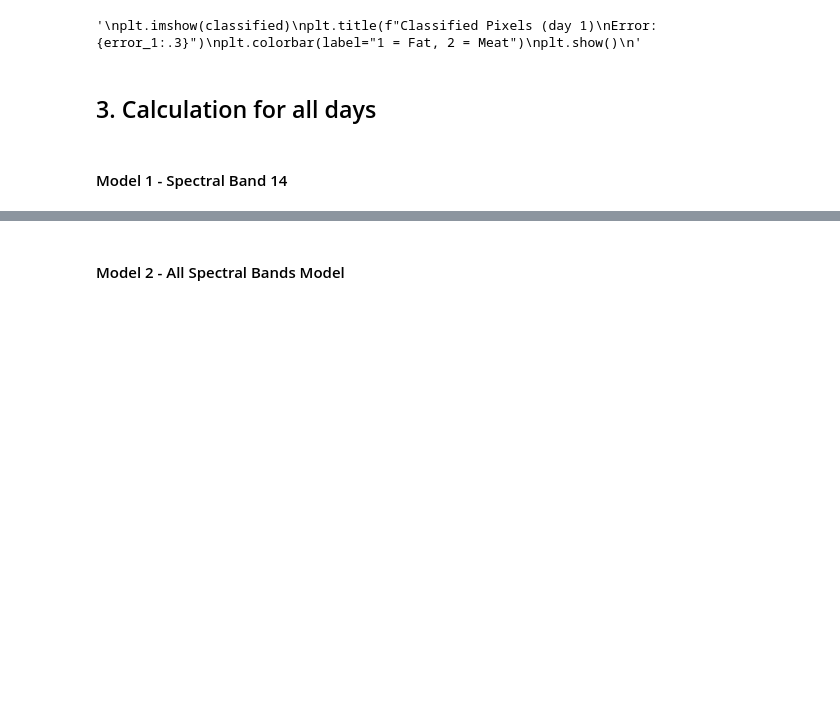
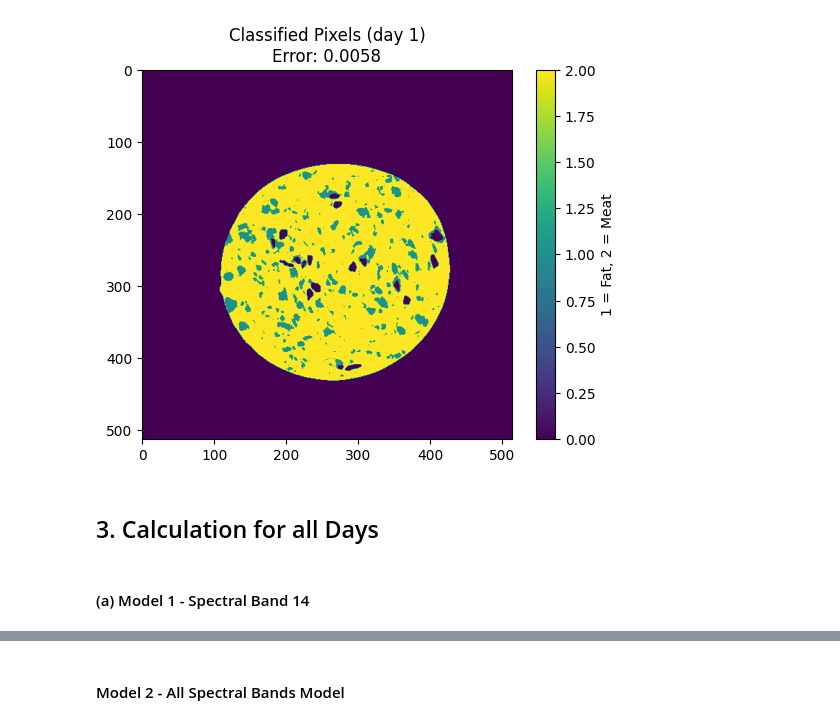
Before and after one commit to KeremOzemre/Salami, a Jupyter notebook: salami_exercise.ipynb, the cells around one changed output, grey strips where cells are left out. Saved outputs shown, nothing was run; the diff lists cells and outputs as text; code cells hidden in the pictures; blank space fills up the shorter version.

```diff
--- a/salami_exercise.ipynb
+++ b/salami_exercise.ipynb
@@ -125,16 +139,14 @@ Error: 0.0058
 # %%
-'''
 plt.imshow(classified)
 plt.title(f"Classified Pixels (day 1)\nError: {error_1:.3}")
 plt.colorbar(label="1 = Fat, 2 = Meat")
 plt.show()
-'''
 # %% [output]
-'\nplt.imshow(classified)\nplt.title(f"Classified Pixels (day 1)\nError: {error_1:.3}")\nplt.colorbar(label="1 = Fat, 2 = Meat")\nplt.show()\n'
+[figure, added]
 # %% [markdown]
-## 3. Calculation for all days
+## 3. Calculation for all Days
 # %% [markdown]
-#### Model 1 - Spectral Band 14
+#### (a) Model 1 - Spectral Band 14
 # %%
 days = ["01", "06", "13", "20", "28"]
 errors_model_1 = []
```
Also changed, not shown: parts of 20 cells of this notebook.
